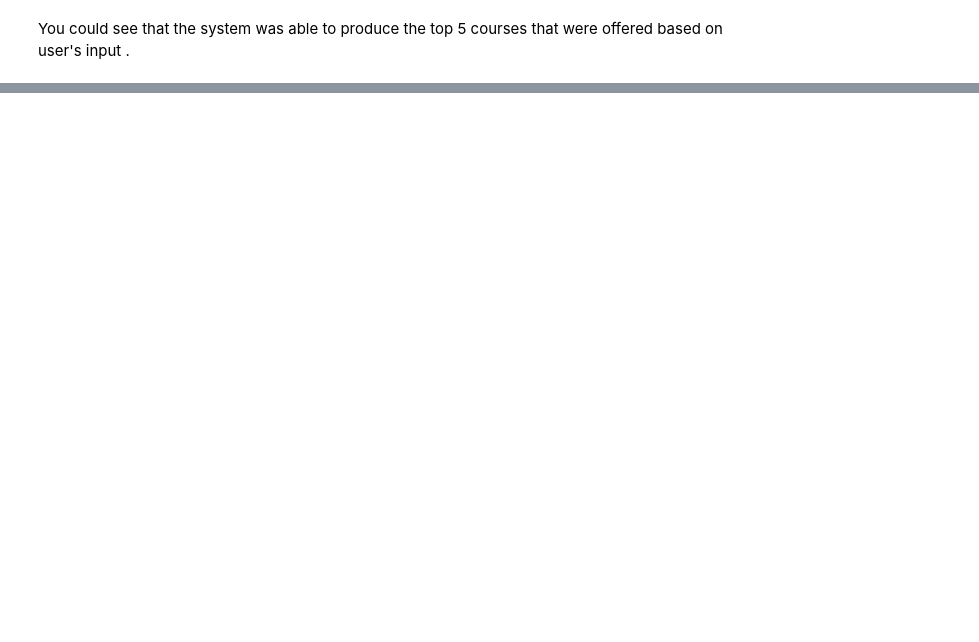
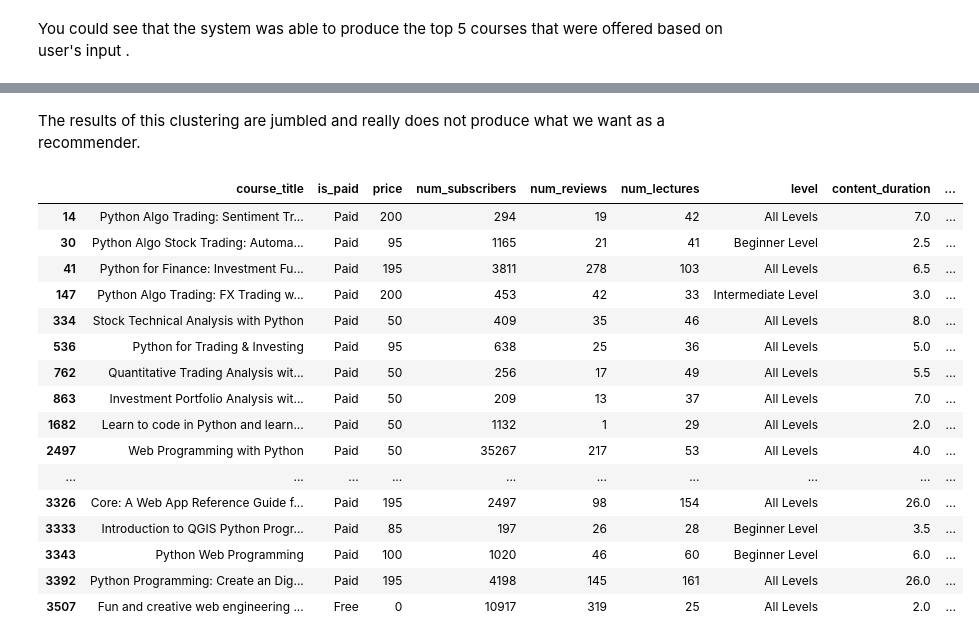
Before and after one commit to sajithgowthaman/General-Assembly-Final-Project, a Jupyter notebook: Udemy-Courses-Final-Project/report.ipynb, the cells around one changed output, grey strips where cells are left out. Drawn from its saved outputs; the diff is of its cells as text; code cells hidden in the pictures; blank space fills up the shorter version.

```diff
--- a/Udemy-Courses-Final-Project/report.ipynb
+++ b/Udemy-Courses-Final-Project/report.ipynb
@@ -428,0 +524,23 @@ The data has provided many actionable insights that could be of potential use fo
+# %% [markdown]
+The results of this clustering are jumbled and really does not produce what we want as a recommender.
+# %%
+# Searching up the 'Python' courses
+df[df.course_title.str.contains('Python')]
+# %% [output]
+|  | course_title | is_paid | price | num_subscribers | num_reviews | num_lectures | level | content_duration | ... |
+| 14 | Python Algo Trading: Sentiment Tr... | Paid | 200 | 294 | 19 | 42 | All Levels | 7.0 | ... |
+| 30 | Python Algo Stock Trading: Automa... | Paid | 95 | 1165 | 21 | 41 | Beginner Level | 2.5 | ... |
+| 41 | Python for Finance: Investment Fu... | Paid | 195 | 3811 | 278 | 103 | All Levels | 6.5 | ... |
+| 147 | Python Algo Trading: FX Trading w... | Paid | 200 | 453 | 42 | 33 | Intermediate Level | 3.0 | ... |
+| 334 | Stock Technical Analysis with Python | Paid | 50 | 409 | 35 | 46 | All Levels | 8.0 | ... |
+| 536 | Python for Trading & Investing | Paid | 95 | 638 | 25 | 36 | All Levels | 5.0 | ... |
+| 762 | Quantitative Trading Analysis wit... | Paid | 50 | 256 | 17 | 49 | All Levels | 5.5 | ... |
+| 863 | Investment Portfolio Analysis wit... | Paid | 50 | 209 | 13 | 37 | All Levels | 7.0 | ... |
+| 1682 | Learn to code in Python and learn... | Paid | 50 | 1132 | 1 | 29 | All Levels | 2.0 | ... |
+| 2497 | Web Programming with Python | Paid | 50 | 35267 | 217 | 53 | All Levels | 4.0 | ... |
+| ... | ... | ... | ... | ... | ... | ... | ... | ... | ... |
+| 3326 | Core: A Web App Reference Guide f... | Paid | 195 | 2497 | 98 | 154 | All Levels | 26.0 | ... |
+| 3333 | Introduction to QGIS Python Progr... | Paid | 85 | 197 | 26 | 28 | Beginner Level | 3.5 | ... |
+| 3343 | Python Web Programming | Paid | 100 | 1020 | 46 | 60 | Beginner Level | 6.0 | ... |
+| 3392 | Python Programming: Create an Dig... | Paid | 195 | 4198 | 145 | 161 | All Levels | 26.0 | ... |
+| 3507 | Fun and creative web engineering ... | Free | 0 | 10917 | 319 | 25 | All Levels | 2.0 | ... |
```
Also changed, not shown: parts of 39 cells of this notebook.
